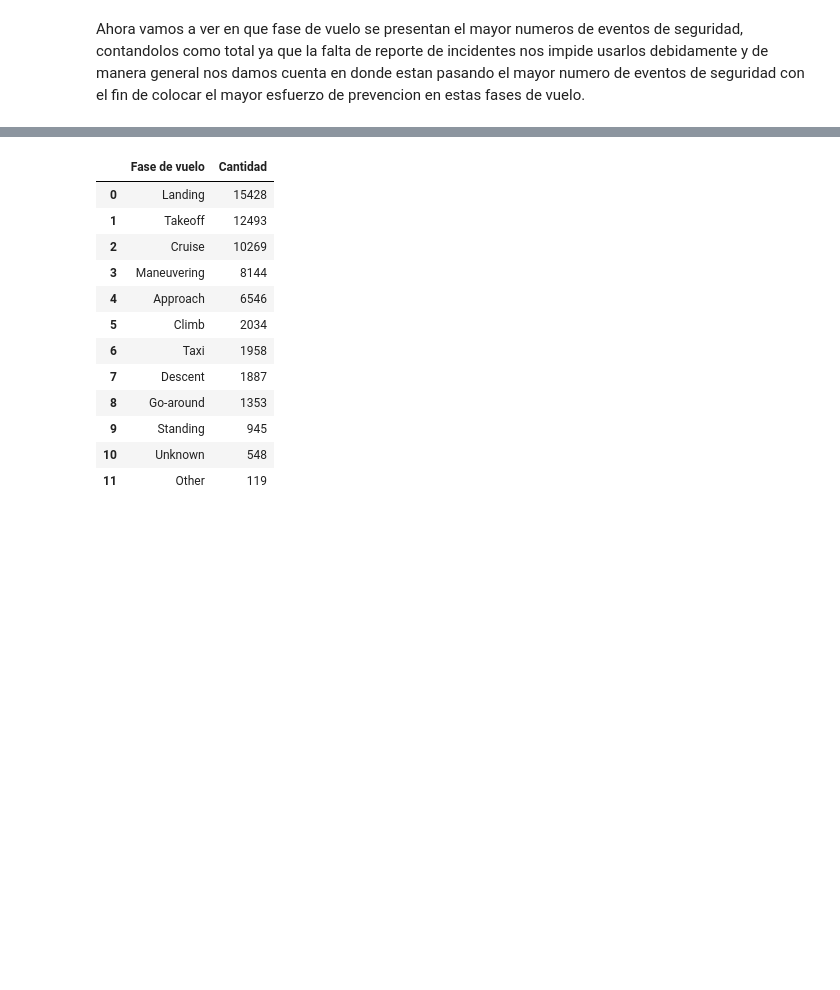
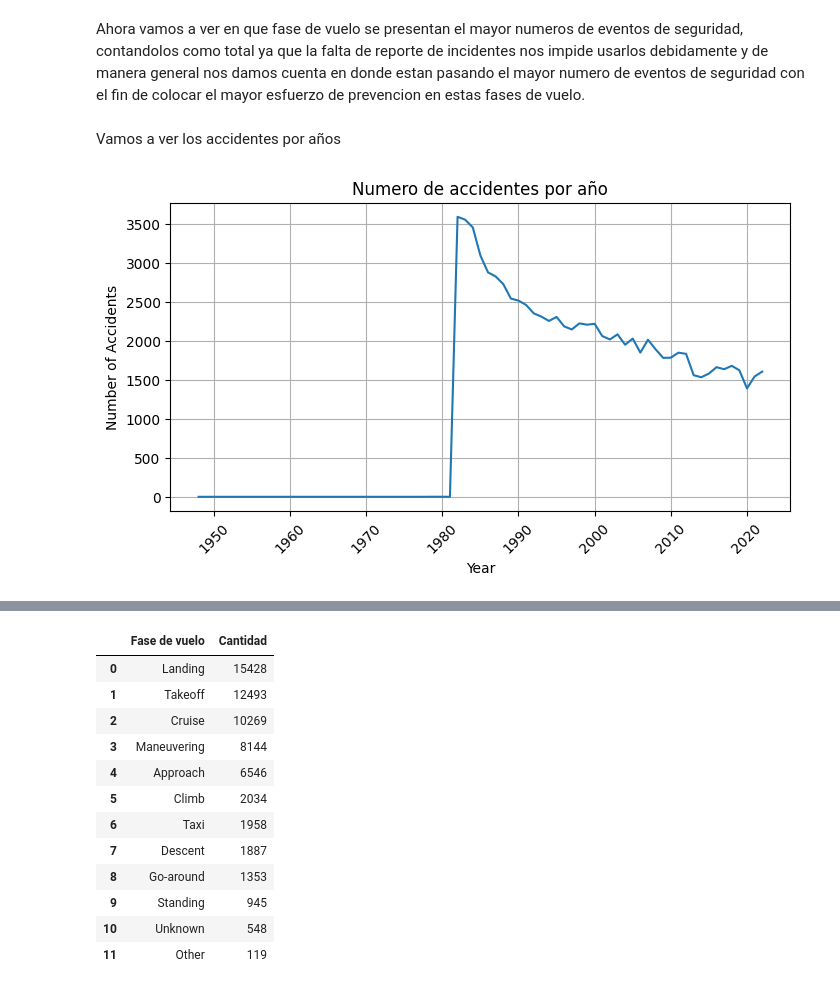
Before and after one commit to andres408/proyectos-coder, a Jupyter notebook: Visualizacion+Zabala.ipynb, the cells around one changed output, grey strips where cells are left out. Cells and saved outputs as stored; diff of their text form; code cells hidden in the pictures; blank space fills up the shorter version.

```diff
--- a/Visualizacion+Zabala.ipynb
+++ b/Visualizacion+Zabala.ipynb
@@ -59,3 +88,20 @@ plt.show()
 Aqui vemos como la mayoria de eventos son accidentes y el bajo numero de incidentes demuestra que la realidad no se esta viendo ya que por regla hay muchos mas incidentes que accidentes, lo que demuestra que se deben hacer campañas agresivas de cultura del reporte, ya que al poder mapear los incidentes se pueden anticipar los accidentes y asi prevenirlos.
 # %% [markdown]
 Ahora vamos a ver en que fase de vuelo se presentan el mayor numeros de eventos de seguridad, contandolos como total ya que la falta de reporte de incidentes nos impide usarlos debidamente y de manera general nos damos cuenta en donde estan pasando el mayor numero de eventos de seguridad con el fin de colocar el mayor esfuerzo de prevencion en estas fases de vuelo.
+# %% [markdown]
+Vamos a ver los accidentes por años
+# %%
+df1=df
+df1['Event.Date'] =  pd.to_datetime(df1['Event.Date'])
+df1['Year'] = df1['Event.Date'].dt.year
+accidentes_anuales=df1['Year'].value_counts().sort_index()
+plt.figure(figsize=(8,4))
+plt.plot(accidentes_anuales.index, accidentes_anuales.values,linestyle='-')
+plt.title('Numero de accidentes por año')
+plt.xlabel('Year')
+plt.ylabel('Number of Accidents')
+plt.grid(True)
+plt.xticks(rotation=45)
+plt.show()
+# %% [output]
+[figure, added]
```
Also changed, not shown: parts of 9 cells of this notebook, 2 other files.
